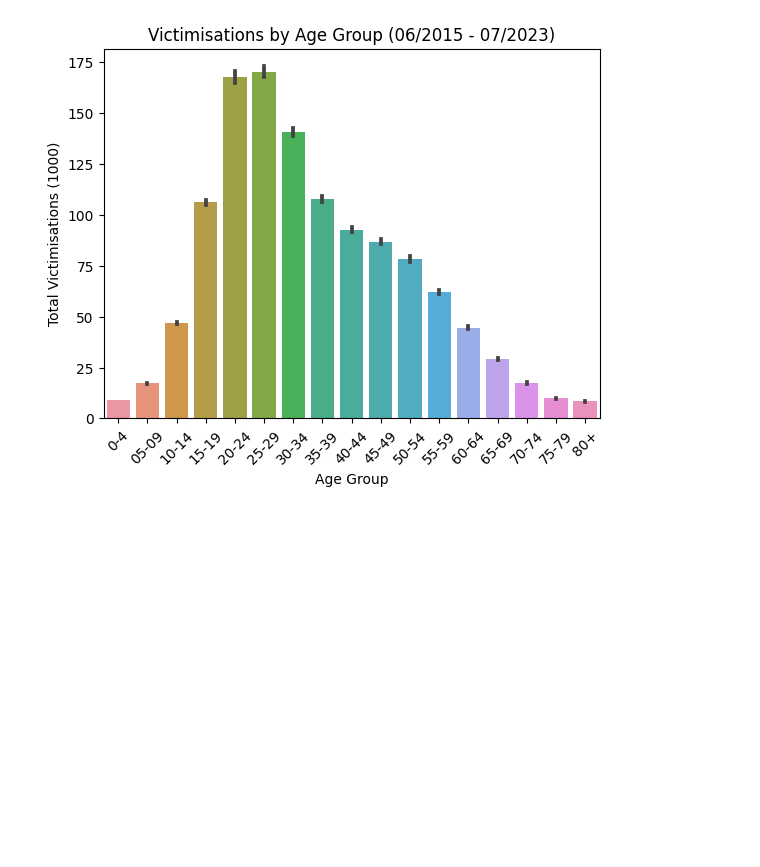
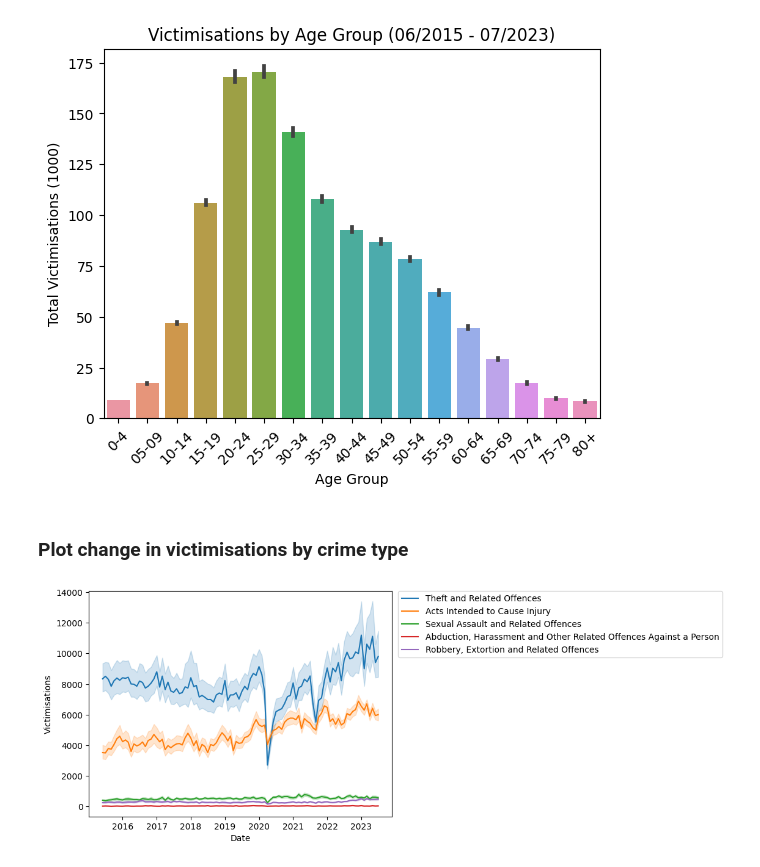
Before and after one commit to namhyk/nz_crime, a Jupyter notebook: analysis.ipynb, the cells around one changed output. Saved outputs shown, nothing was run; the diff lists cells and outputs as text; code cells hidden in the pictures; blank space fills up the shorter version.

```diff
--- a/analysis.ipynb
+++ b/analysis.ipynb
@@ -56,3 +38,11 @@ plt.ylabel('Total Victimisations (1000)')
 plt.show()
 # %% [output]
 [figure]
+# %% [markdown]
+### Plot change in victimisations by crime type
+# %%
+sns.lineplot(x='Date', y='Victimisations', hue='Crime Type', data=df_demographic, estimator=sum)
+plt.legend(bbox_to_anchor=(1.02, 1), loc='upper left', borderaxespad=0)
+plt.show()
+# %% [output]
+[figure, added]
```
Also changed, not shown: parts of 17 cells of this notebook.
